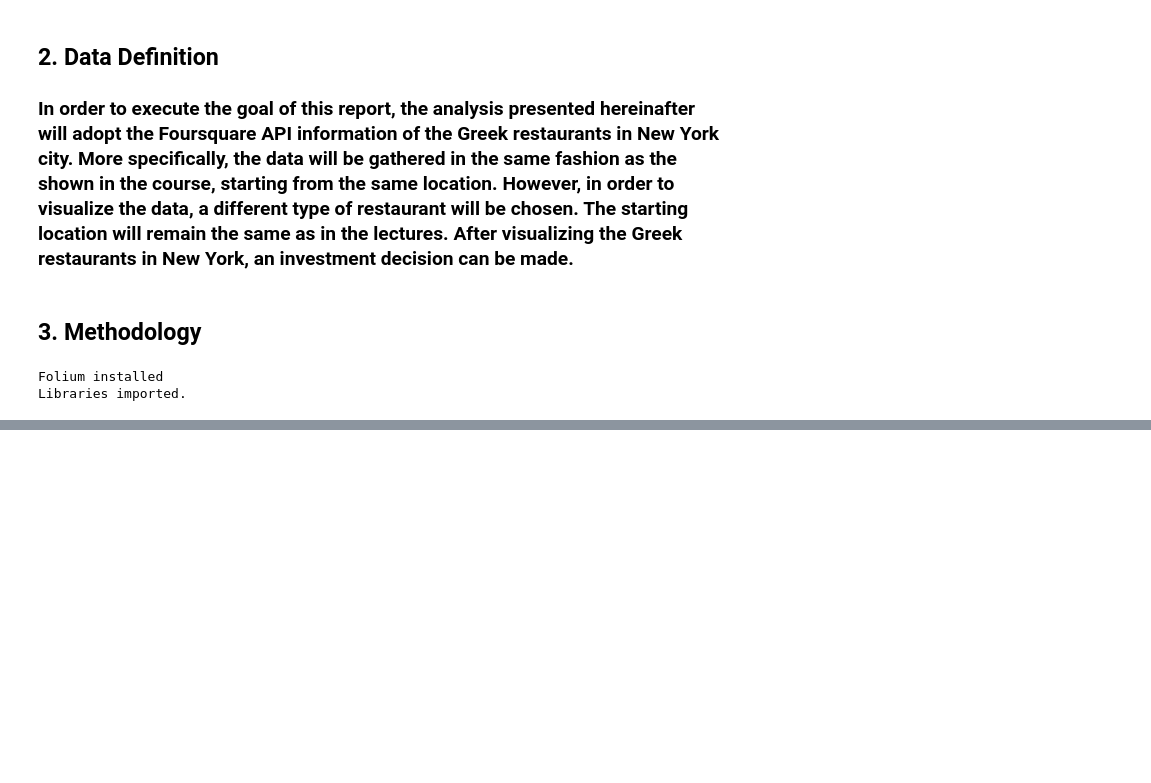
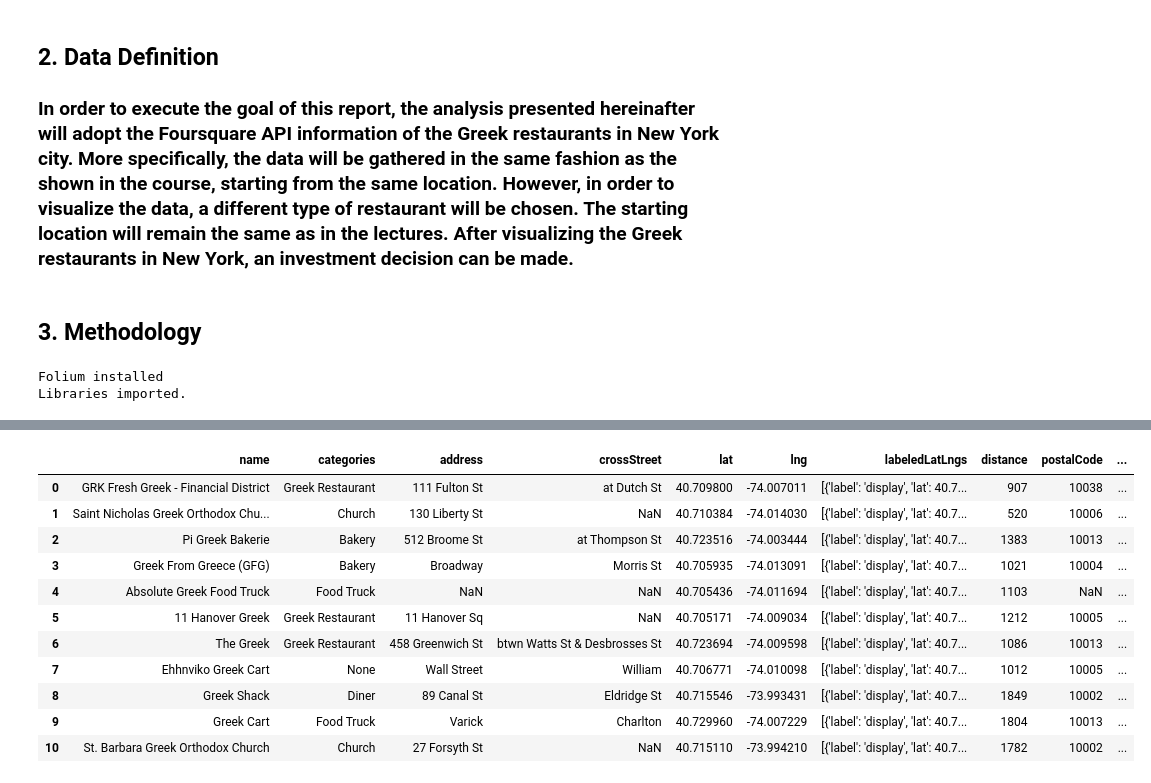
Before and after one commit to VanjaDjinlev/IBMCapstoneProject, a Jupyter notebook: Project3.ipynb, the cells around one changed output, grey strips where cells are left out. Saved outputs shown, nothing was run; the diff lists cells and outputs as text; code cells hidden in the pictures; blank space fills up the shorter version.

```diff
--- a/Project3.ipynb
+++ b/Project3.ipynb
@@ -53,0 +71,4 @@ Libraries imported.
+# %%
+search_query = 'Greek'
+radius = 2000
+print(search_query + ' .... OK!')
@@ -53,0 +77,3 @@ Libraries imported.
+# %%
+url = 'https://api.foursquare.com/v2/venues/search?client_id={}&client_secret={}&ll={},{}&oauth_token={}&v={}&query={}&radius={}&limit={}'.format(CLIENT_ID, CLIENT_SECRET, latitude, longitude,ACCESS_TOKEN, VERSION, search_query, radius, LIMIT)
+url
@@ -53,0 +82,3 @@ Libraries imported.
+# %%
+results = requests.get(url).json()
+results
@@ -53,0 +103,5 @@ Libraries imported.
+# %%
+venues = results['response']['venues']
+
+dataframe = json_normalize(venues)
+dataframe.head()
@@ -53,0 +116,33 @@ Libraries imported.
+# %%
+filtered_columns = ['name', 'categories'] + [col for col in dataframe.columns if col.startswith('location.')] + ['id']
+dataframe_filtered = dataframe.loc[:, filtered_columns]
+
+def get_category_type(row):
+    try:
+        categories_list = row['categories']
+    except:
+        categories_list = row['venue.categories']
+
+    if len(categories_list) == 0:
+        return None
+    else:
+        return categories_list[0]['name']
+
+dataframe_filtered['categories'] = dataframe_filtered.apply(get_category_type, axis=1)
+
+dataframe_filtered.columns = [column.split('.')[-1] for column in dataframe_filtered.columns]
+
+dataframe_filtered
+# %% [output]
+|  | name | categories | address | crossStreet | lat | lng | labeledLatLngs | distance | postalCode | ... |
+| 0 | GRK Fresh Greek - Financial District | Greek Restaurant | 111 Fulton St | at Dutch St | 40.709800 | -74.007011 | [{'label': 'display', 'lat': 40.7... | 907 | 10038 | ... |
+| 1 | Saint Nicholas Greek Orthodox Chu... | Church | 130 Liberty St | NaN | 40.710384 | -74.014030 | [{'label': 'display', 'lat': 40.7... | 520 | 10006 | ... |
+| 2 | Pi Greek Bakerie | Bakery | 512 Broome St | at Thompson St | 40.723516 | -74.003444 | [{'label': 'display', 'lat': 40.7... | 1383 | 10013 | ... |
+| 3 | Greek From Greece (GFG) | Bakery | Broadway | Morris St | 40.705935 | -74.013091 | [{'label': 'display', 'lat': 40.7... | 1021 | 10004 | ... |
+| 4 | Absolute Greek Food Truck | Food Truck | NaN | NaN | 40.705436 | -74.011694 | [{'label': 'display', 'lat': 40.7... | 1103 | NaN | ... |
+| 5 | 11 Hanover Greek | Greek Restaurant | 11 Hanover Sq | NaN | 40.705171 | -74.009034 | [{'label': 'display', 'lat': 40.7... | 1212 | 10005 | ... |
+| 6 | The Greek | Greek Restaurant | 458 Greenwich St | btwn Watts St & Desbrosses St | 40.723694 | -74.009598 | [{'label': 'display', 'lat': 40.7... | 1086 | 10013 | ... |
+| 7 | Ehhnviko Greek Cart | None | Wall Street | William | 40.706771 | -74.010098 | [{'label': 'display', 'lat': 40.7... | 1012 | 10005 | ... |
+| 8 | Greek Shack | Diner | 89 Canal St | Eldridge St | 40.715546 | -73.993431 | [{'label': 'display', 'lat': 40.7... | 1849 | 10002 | ... |
+| 9 | Greek Cart | Food Truck | Varick | Charlton | 40.729960 | -74.007229 | [{'label': 'display', 'lat': 40.7... | 1804 | 10013 | ... |
+| 10 | St. Barbara Greek Orthodox Church | Church | 27 Forsyth St | NaN | 40.715110 | -73.994210 | [{'label': 'display', 'lat': 40.7... | 1782 | 10002 | ... |
```
Also changed, not shown: parts of 25 cells of this notebook.
